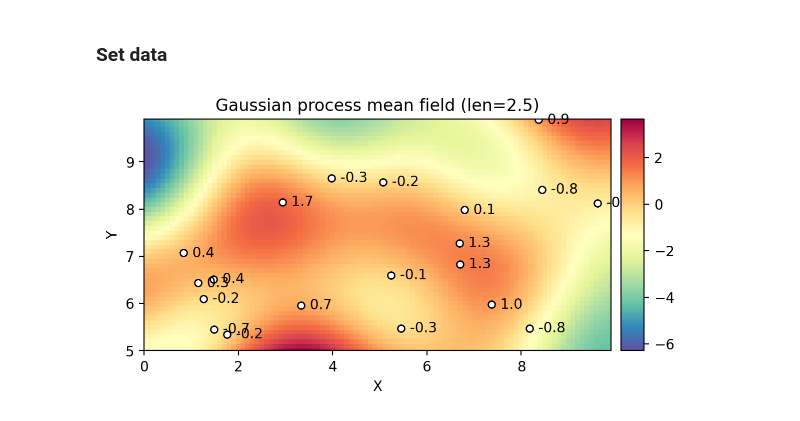
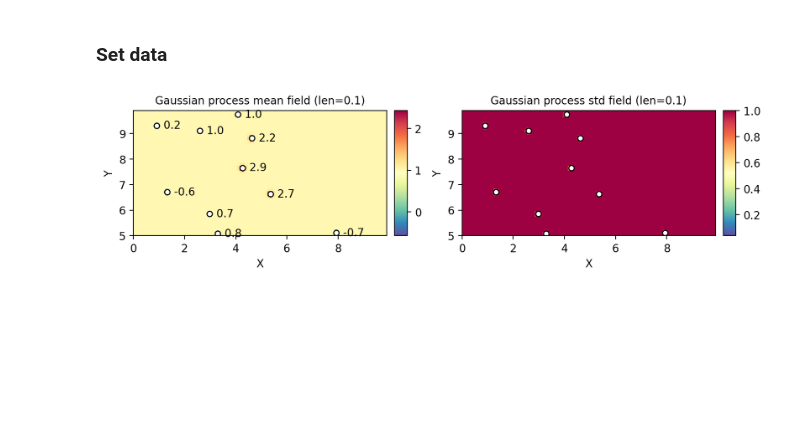
Before and after one commit to sjchoi86/gaussian-process, a Jupyter notebook: code/demo_gp_regression_2d.ipynb, the cells around one changed output. Drawn from its saved outputs; the diff is of its cells as text; code cells hidden in the pictures; blank space fills up the shorter version.

```diff
--- a/code/demo_gp_regression_2d.ipynb
+++ b/code/demo_gp_regression_2d.ipynb
@@ -33,50 +33,49 @@ Ready.
 # %% [markdown]
 ### Set data
 # %%
-len_val = 2.5
-hyp = {'gain':1.0,'len':len_val}
 # Set training data
-n_train = 20
+n_train = 10
 xy_train = np.array([10,5])*np.random.rand(n_train,2) + np.array([0,5])
-z_train = np.linalg.cholesky(kernel_se(xy_train,xy_train)+1e-8*np.eye(n_train)) @ \
+z_train = kernel_se(xy_train,xy_train,{'gain':1.0,'len':2.0}) @ \
     np.random.randn(n_train,1)
-# GPR
-xy_test,xv_test,yv_test = xy_grid(x_min=0,x_max=10,x_res=100,y_min=5,y_max=10,y_res=50)
-n_test = xy_test.shape[0] # number of train data
-K_test = kernel_se(xy_test,xy_test,hyp=hyp)
-K_test_chol = np.linalg.cholesky(K_test+1e-8*np.eye(n_test))
-K_data = kernel_se(xy_train,xy_train,hyp=hyp)
-K_test_data = kernel_se(xy_test,xy_train,hyp=hyp)
-inv_K_data = np.linalg.inv(K_data+1e-8*np.eye(n_train))
-mu_z = np.mean(z_train)
-mu_test = K_test_data @ inv_K_data @ (z_train-mu_z) + mu_z
-K_posterior = K_test - K_test_data @ inv_K_data @ K_test_data.T
-std_posterior_diag = np.sqrt(np.diag(K_posterior))
+for len_val in [0.1,1.0,2.0,5.0,20.0]:
+    hyp = {'gain':1.0,'len':len_val}
+    # Gaussian process regression (predictive mean and variance)
+    xy_test,xv_test,yv_test = xy_grid(
+        x_min=0,x_max=10,x_res=100,y_min=5,y_max=10,y_res=50)
+    n_test = xy_test.shape[0] # number of test data
+    K_test = kernel_se(xy_test,xy_test,hyp=hyp)
+    K_test_chol = np.linalg.cholesky(K_test+1e-8*np.eye(n_test))
+    K_data = kernel_se(xy_train,xy_train,hyp=hyp)
+    K_test_data = kernel_se(xy_test,xy_train,hyp=hyp)
+    inv_K_data = np.linalg.inv(K_data+1e-8*np.eye(n_train))
+    mu_test = K_test_data @ inv_K_data @ (z_train-np.mean(z_train)) + np.mean(z_train)
+    K_posterior = K_test - K_test_data @ inv_K_data @ K_test_data.T
+    std_posterior_diag = np.sqrt(np.diag(K_posterior)+1e-6)
 
-# Plot GP mean
-plt.figure(figsize=(8,3)); ax = plt.gca()
-im = plt.pcolor(xv_test,yv_test,mu_test.reshape(xv_test.shape),
-                cmap=matplotlib.cm.Spectral_r)
-plt.plot(xy_train[:,0],xy_train[:,1],'o',markersize=5,color='k',mew=1,mfc='w')
-for i_idx in range(n_train):
-    plt.text(xy_train[i_idx,0],xy_train[i_idx,1],'  %.1f'%(z_train[i_idx,0]),
-             fontsize=10,verticalalignment='center',)
-ax.set_aspect('equal', adjustable='box')
-plt.xlabel('X',fontsize=10); plt.ylabel('Y',fontsize=10)
-plt.title('Gaussian process mean field (len=%.1f)'%(len_val),fontsize=12)
-plt.xlim([xv_test.min(),xv_test.max()]); plt.ylim([yv_test.min(),yv_test.max()]);
-plt.colorbar(im, cax=make_axes_locatable(ax).append_axes("right", size="5%", pad=0.1))
-plt.show()
-# Plot GP std
-plt.figure(figsize=(8,3)); ax = plt.gca()
-im = plt.pcolor(xv_test,yv_test,std_posterior_diag.reshape(xv_test.shape),
-                cmap=matplotlib.cm.Spectral_r)
-plt.plot(xy_train[:,0],xy_train[:,1],'o',markersize=5,color='k',mew=1,mfc='w')
-ax.set_aspect('equal', adjustable='box')
-plt.xlabel('X',fontsize=10); plt.ylabel('Y',fontsize=10)
-plt.title('Gaussian process std field (len=%.1f)'%(len_val),fontsize=12)
-plt.xlim([xv_test.min(),xv_test.max()]); plt.ylim([yv_test.min(),yv_test.max()]);
-plt.colorbar(im, cax=make_axes_locatable(ax).append_axes("right", size="5%", pad=0.1))
-plt.show()
+    # Plot GP mean
+    plt.figure(figsize=(10,5)); plt.subplot(1,2,1); ax = plt.gca()
+    im = plt.pcolor(xv_test,yv_test,mu_test.reshape(xv_test.shape),
+                    cmap=matplotlib.cm.Spectral_r)
+    plt.plot(xy_train[:,0],xy_train[:,1],'o',markersize=5,color='k',mew=1,mfc='w')
+    for i_idx in range(n_train):
+        plt.text(xy_train[i_idx,0],xy_train[i_idx,1],'  %.1f'%(z_train[i_idx,0]),
+                 fontsize=10,verticalalignment='center',)
+    ax.set_aspect('equal', adjustable='box')
+    plt.xlabel('X',fontsize=10); plt.ylabel('Y',fontsize=10)
+    plt.title('Gaussian process mean field (len=%.1f)'%(len_val),fontsize=10)
+    plt.xlim([xv_test.min(),xv_test.max()]); plt.ylim([yv_test.min(),yv_test.max()]);
+    plt.colorbar(im, cax=make_axes_locatable(ax).append_axes("right", size="5%", pad=0.1))
+    # Plot GP std
+    plt.subplot(1,2,2); ax = plt.gca()
+    im = plt.pcolor(xv_test,yv_test,std_posterior_diag.reshape(xv_test.shape),
+                    cmap=matplotlib.cm.Spectral_r)
+    plt.plot(xy_train[:,0],xy_train[:,1],'o',markersize=5,color='k',mew=1,mfc='w')
+    ax.set_aspect('equal', adjustable='box')
+    plt.xlabel('X',fontsize=10); plt.ylabel('Y',fontsize=10)
+    plt.title('Gaussian process std field (len=%.1f)'%(len_val),fontsize=10)
+    plt.xlim([xv_test.min(),xv_test.max()]); plt.ylim([yv_test.min(),yv_test.max()]);
+    plt.colorbar(im, cax=make_axes_locatable(ax).append_axes("right", size="5%", pad=0.1))
+    plt.show()
 # %% [output]
-[figure, old version]
+[figure, new version]
```
Also changed, not shown: parts of 1 cell of this notebook, 3 other files.
